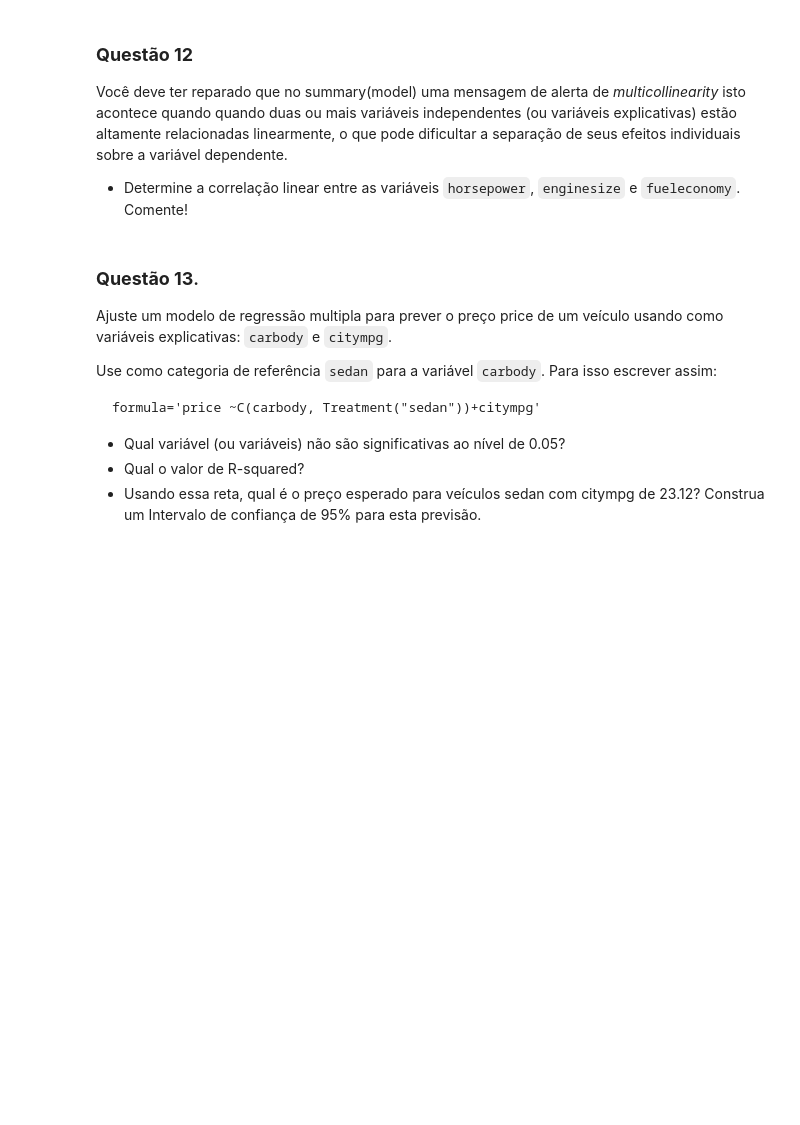
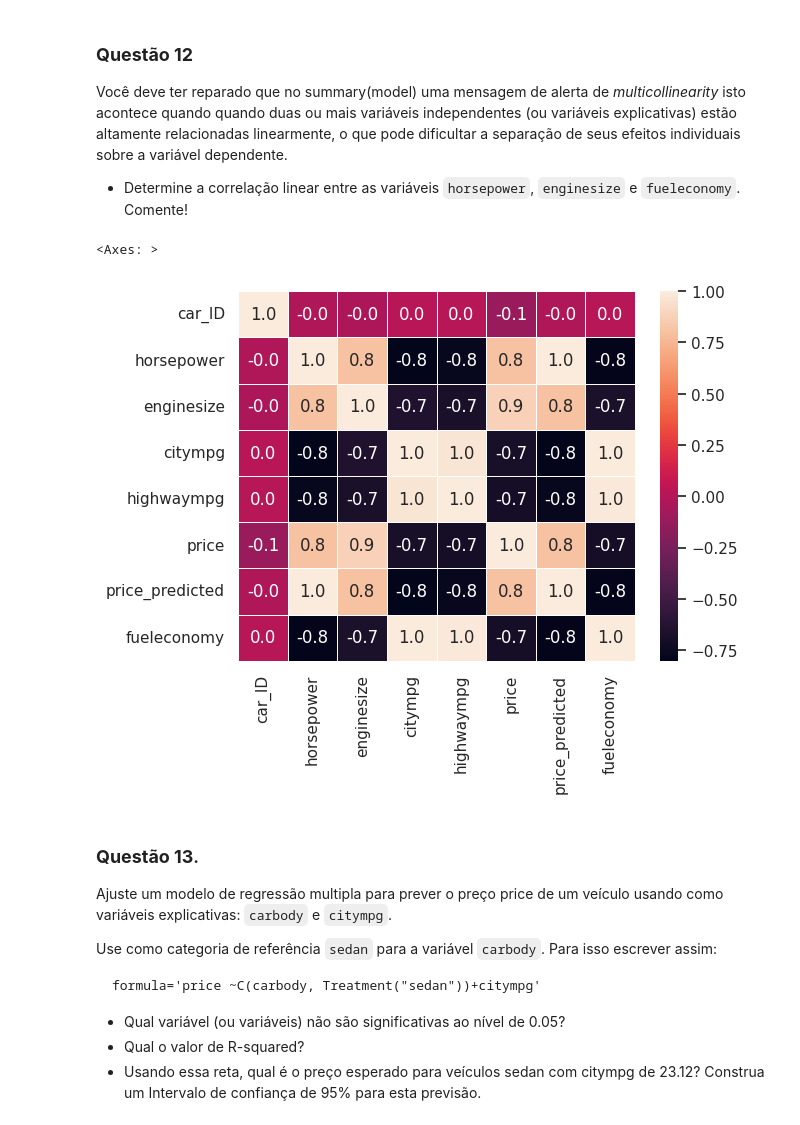
Before and after one commit to andvsilva/programming_school, a Jupyter notebook: notebooks/Reg_linear_lab_2023.ipynb, the cells around one changed output. Saved outputs shown, nothing was run; the diff lists cells and outputs as text; code cells hidden in the pictures; blank space fills up the shorter version.

```diff
--- a/notebooks/Reg_linear_lab_2023.ipynb
+++ b/notebooks/Reg_linear_lab_2023.ipynb
@@ -513,3 +507,11 @@ Você deve ter reparado que no summary(model) uma mensagem de alerta de *multico
+# %%
+# plot da matriz de correlação
+correlation = df.corr()
+plot = sns.heatmap(correlation, annot = True, fmt=".1f", linewidths=.6)
+plot
+# %% [output]
+<Axes: >
+[figure, added]
 # %% [markdown]
 ### **Questão 13**.
 
```
Also changed, not shown: parts of 10 cells of this notebook.
